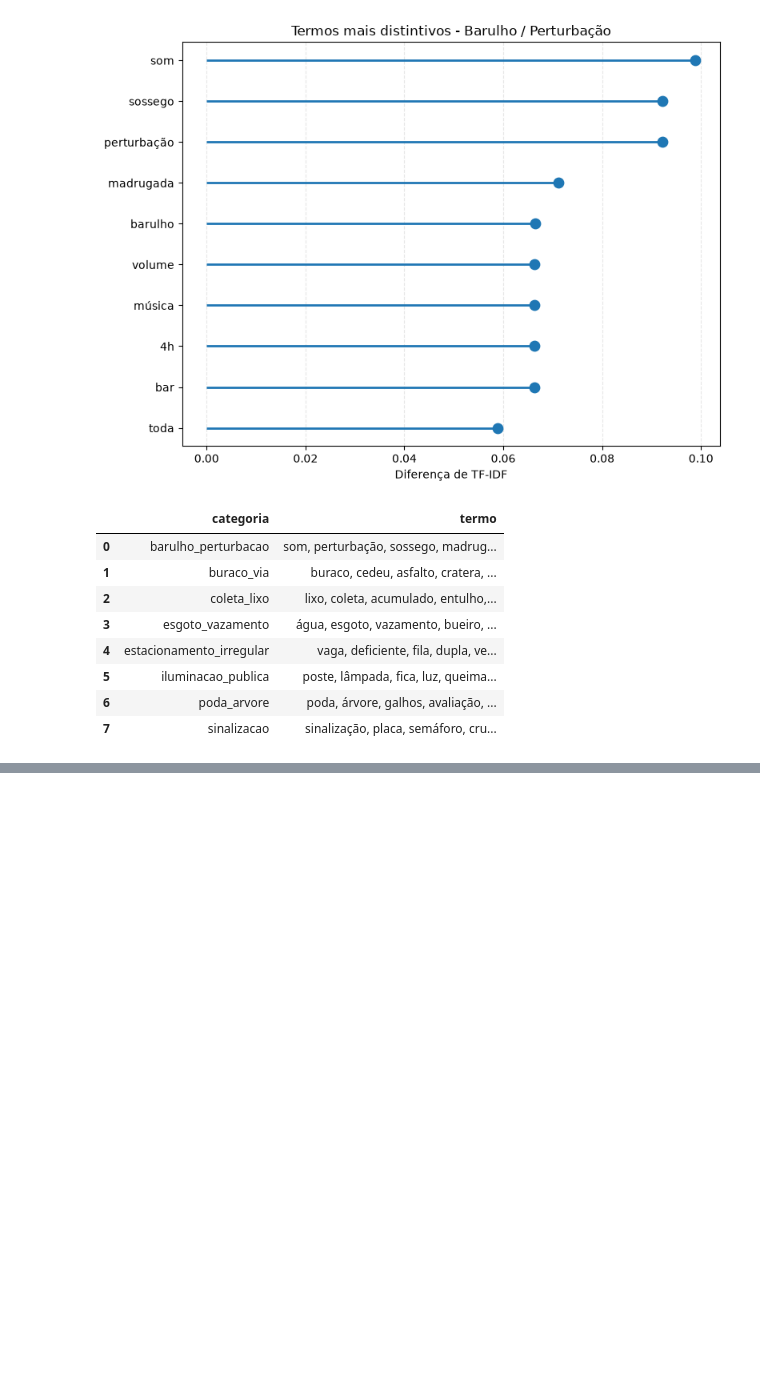
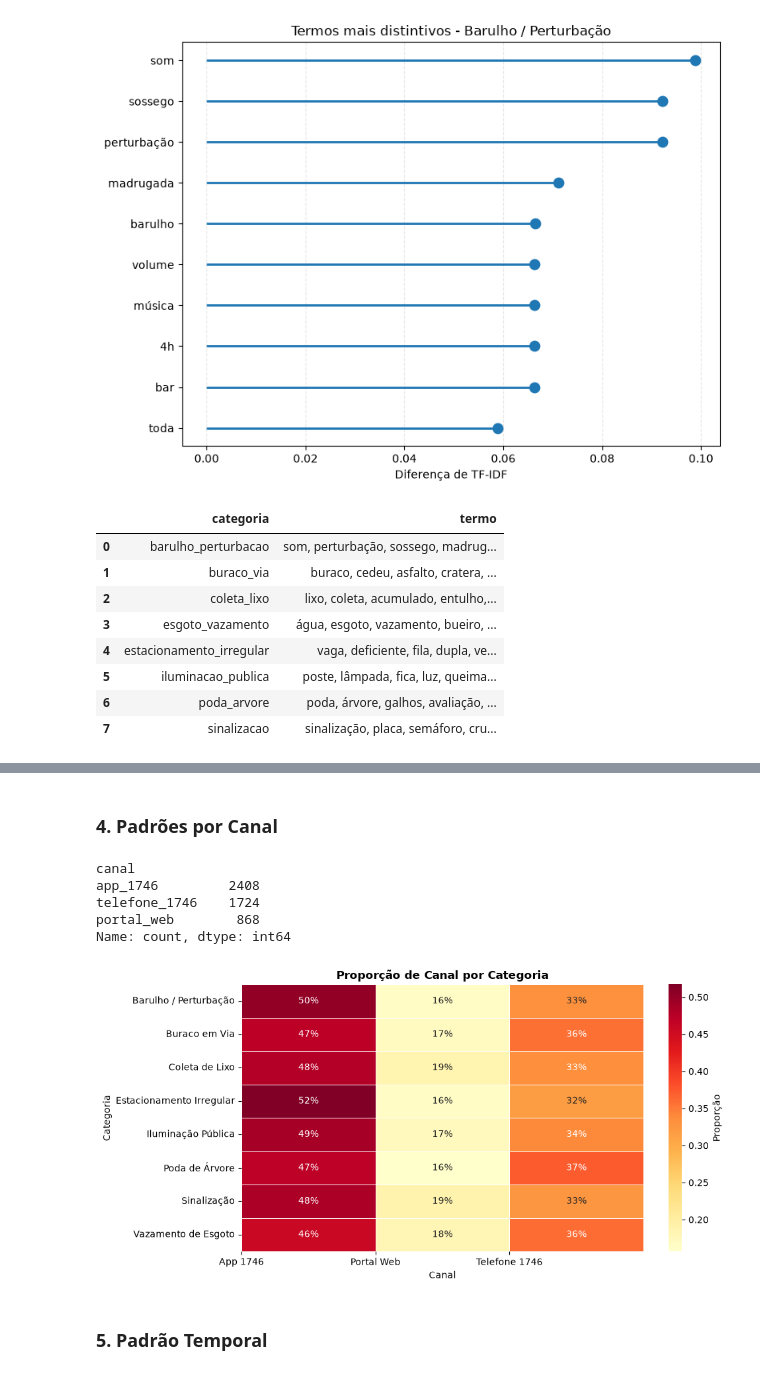
Before and after one commit to Mitysuo/desafio-cientista-dados-junior-ia-pref, a Jupyter notebook: notebooks/01_analise_exploratoria.ipynb, the cells around one changed output, grey strips where cells are left out. Cells and saved outputs as stored; diff of their text form; code cells hidden in the pictures; blank space fills up the shorter version.

```diff
--- a/notebooks/01_analise_exploratoria.ipynb
+++ b/notebooks/01_analise_exploratoria.ipynb
@@ -269,0 +366,31 @@ top_termos_por_categoria
+# %% [markdown]
+### 4. Padrões por Canal
+# %%
+canal_counts = df['canal'].value_counts()
+canal_counts
+# %% [output]
+canal
+app_1746         2408
+telefone_1746    1724
+portal_web        868
+Name: count, dtype: int64
+# %%
+ct_abs = pd.crosstab(
+    df['categoria_real'].map(cat_map),
+    df['canal']
+)
+ct_norm = ct_abs.div(ct_abs.sum(axis=1), axis=0)
+
+plt.figure(figsize=(10, 5))
+sns.heatmap(ct_norm, annot=True, fmt='.0%', cmap='YlOrRd', linewidths=0.5, cbar_kws={'label': 'Proporção'})
+plt.title('Proporção de Canal por Categoria', fontweight='bold')
+plt.ylabel('Categoria')
+plt.xlabel('Canal')
+plt.xticks(ticks=range(3), labels=['App 1746', 'Portal Web', 'Telefone 1746'])
+plt.tight_layout()
+plt.savefig(FIGURES_PATH / 'canal_categoria_heatmap.png', bbox_inches='tight', dpi=150)
+plt.show()
+# %% [output]
+[figure, added]
+# %% [markdown]
+### 5. Padrão Temporal
```
Also changed, not shown: parts of 10 cells of this notebook.
